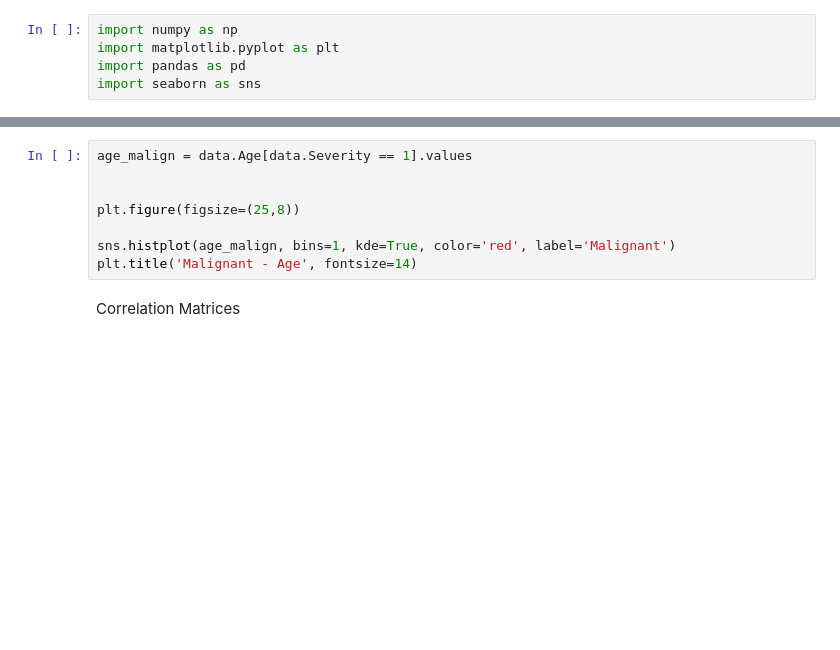
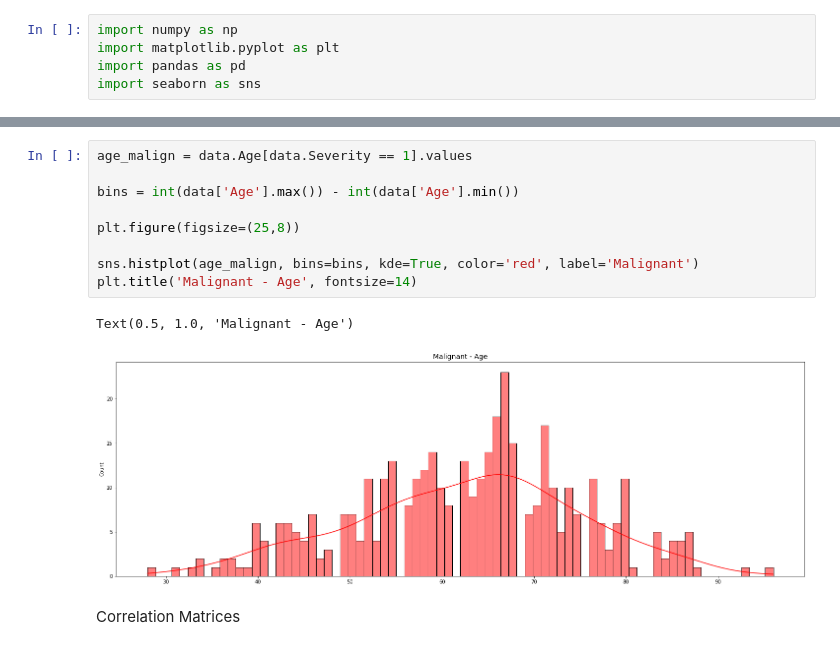
Before and after one commit to TheScorpoi/faa-mammographic, a Jupyter notebook: src/main.ipynb, the cells around one changed output, grey strips where cells are left out. Drawn from its saved outputs; the diff is of its cells as text; blank space fills up the shorter version.

```diff
--- a/src/main.ipynb
+++ b/src/main.ipynb
@@ -33,11 +60,15 @@ plt.title('Benign - Age', fontsize=14)
 # %%
 age_malign = data.Age[data.Severity == 1].values
 
+bins = int(data['Age'].max()) - int(data['Age'].min())
 
 plt.figure(figsize=(25,8))
 
-sns.histplot(age_malign, bins=1, kde=True, color='red', label='Malignant')
+sns.histplot(age_malign, bins=bins, kde=True, color='red', label='Malignant')
 plt.title('Malignant - Age', fontsize=14)
+# %% [output]
+Text(0.5, 1.0, 'Malignant - Age')
+[figure, added]
 # %% [markdown]
 Correlation Matrices
 # %%
```
Also changed, not shown: parts of 5 cells of this notebook.
